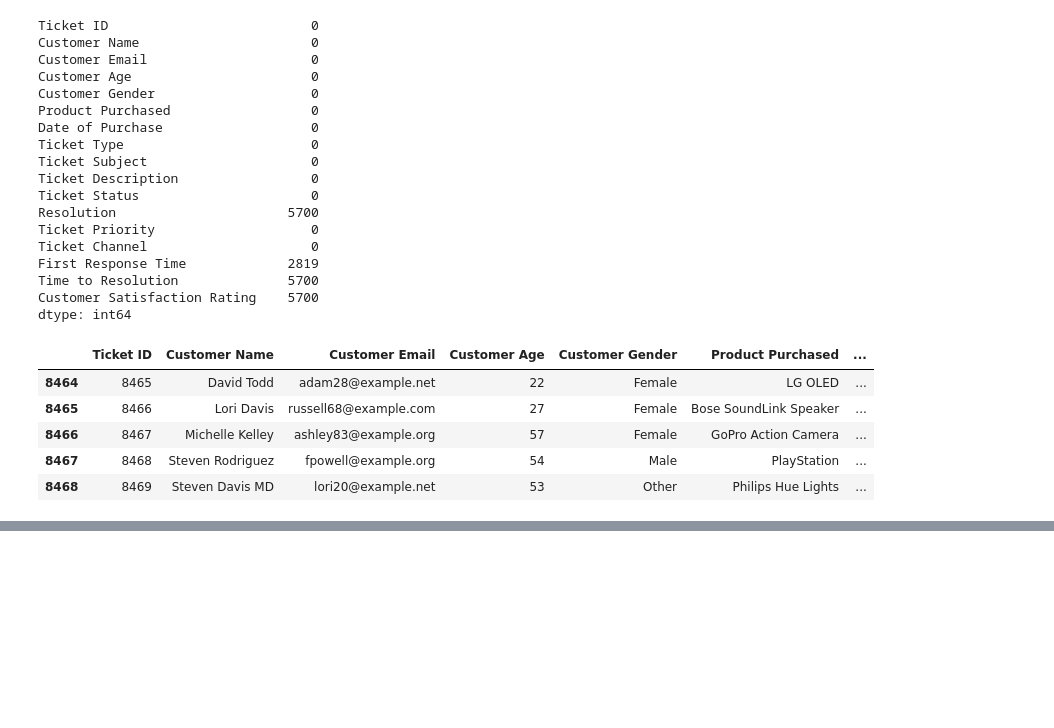
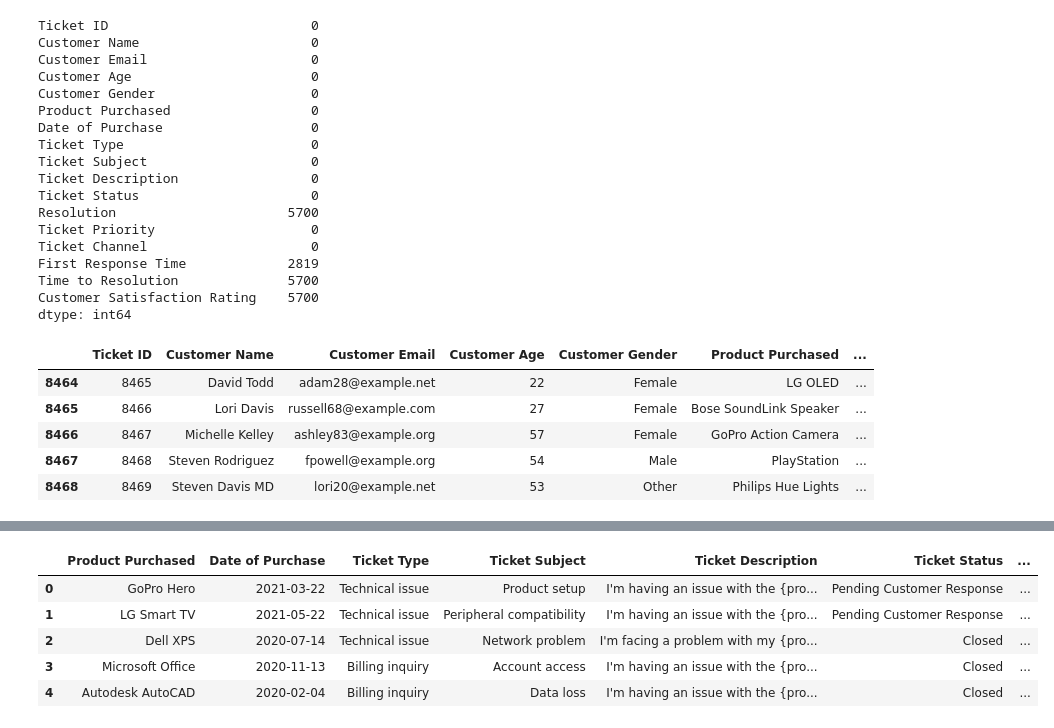
Before and after one commit to Parameshwaran2005/realtime-agent-framework, a Jupyter notebook: notebooks/data_exploration.ipynb, the cells around one changed output, grey strips where cells are left out. Saved outputs shown, nothing was run; the diff lists cells and outputs as text; code cells hidden in the pictures; blank space fills up the shorter version.

```diff
--- a/notebooks/data_exploration.ipynb
+++ b/notebooks/data_exploration.ipynb
@@ -77,0 +150,26 @@ df.tail()
+# %%
+labels = [
+    "18-25",
+    "26-35",
+    "36-45",
+    "46-55",
+    "56-65",
+    "66+"
+]
+
+df["Age_Group"] = pd.cut(
+    df["Customer Age"],
+    bins=[17, 25, 35, 45, 55, 65, 100],
+    labels=labels
+)
+# %%
+df.drop(columns=["Customer Age"], inplace=True)
+# %%
+df.head()
+# %% [output]
+|  | Product Purchased | Date of Purchase | Ticket Type | Ticket Subject | Ticket Description | Ticket Status | ... |
+| 0 | GoPro Hero | 2021-03-22 | Technical issue | Product setup | I'm having an issue with the {pro... | Pending Customer Response | ... |
+| 1 | LG Smart TV | 2021-05-22 | Technical issue | Peripheral compatibility | I'm having an issue with the {pro... | Pending Customer Response | ... |
+| 2 | Dell XPS | 2020-07-14 | Technical issue | Network problem | I'm facing a problem with my {pro... | Closed | ... |
+| 3 | Microsoft Office | 2020-11-13 | Billing inquiry | Account access | I'm having an issue with the {pro... | Closed | ... |
+| 4 | Autodesk AutoCAD | 2020-02-04 | Billing inquiry | Data loss | I'm having an issue with the {pro... | Closed | ... |
```
Also changed, not shown: parts of 45 cells of this notebook.
